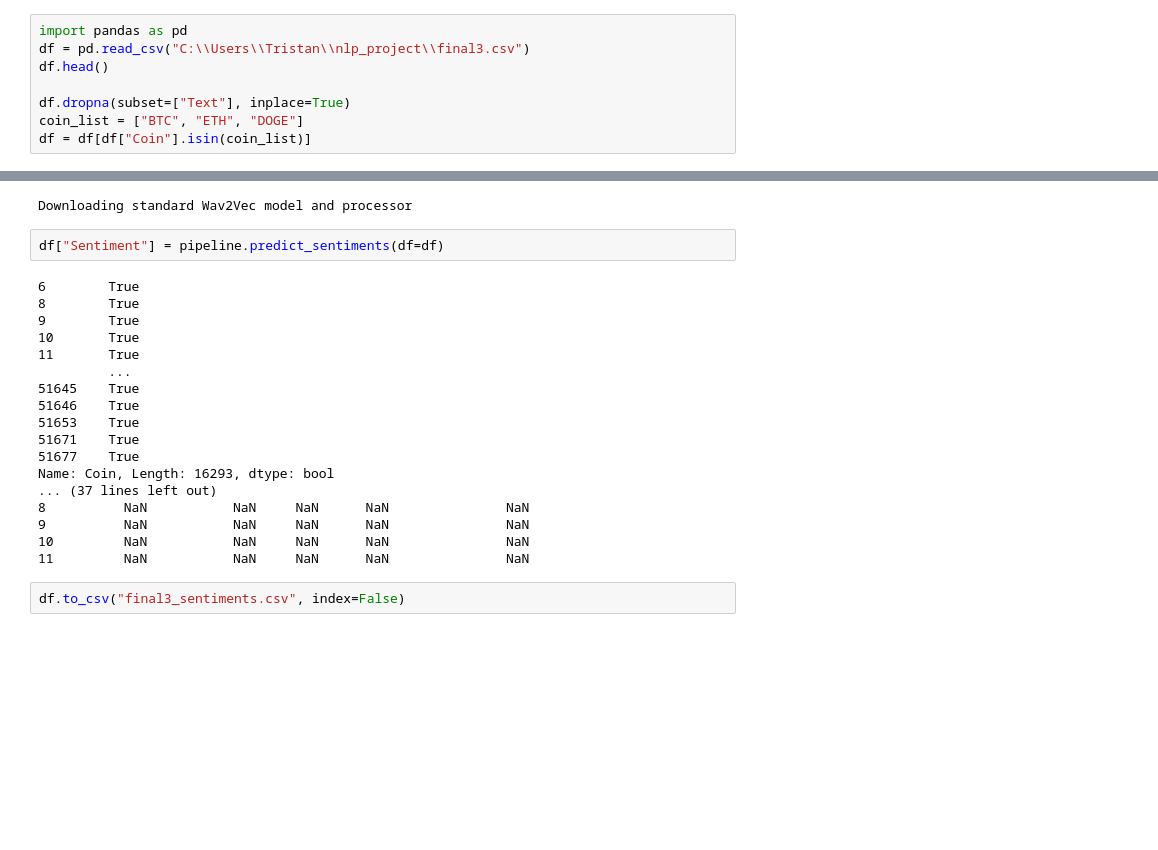
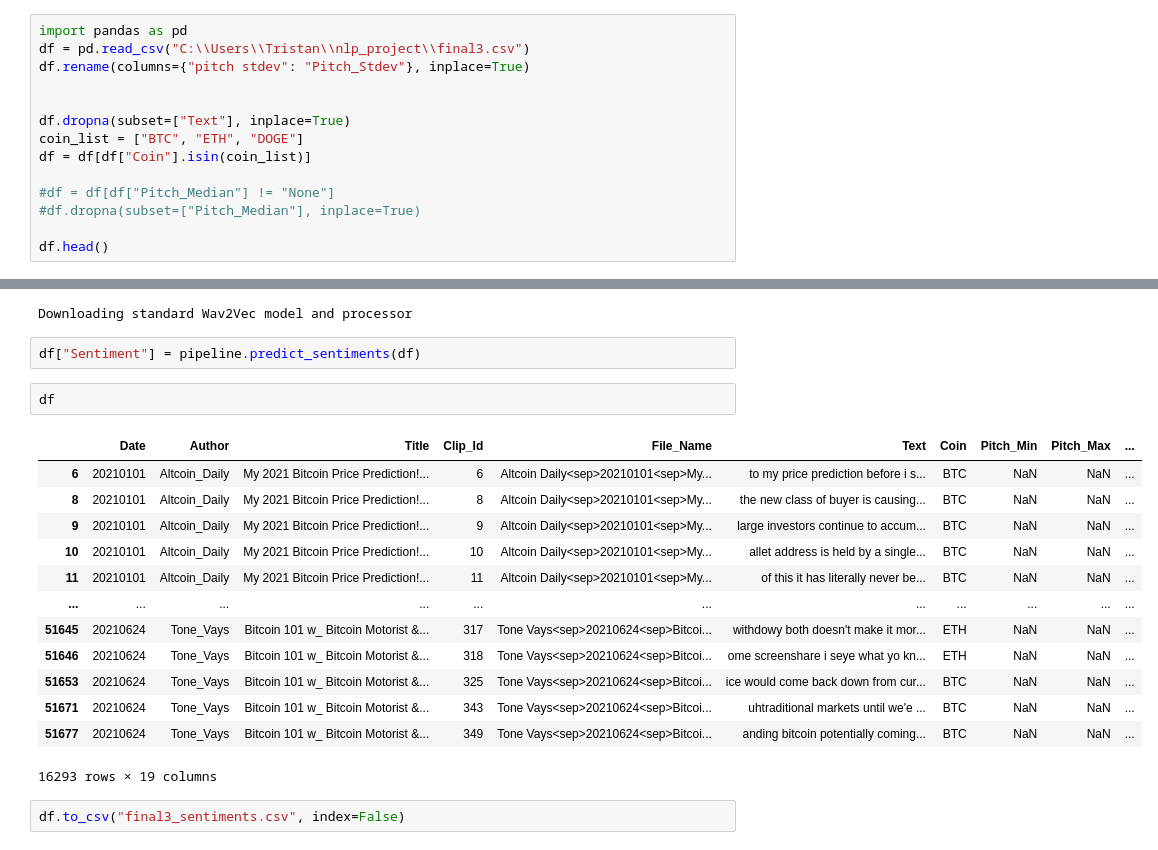
Before and after one commit to distractedm1nd/mar2moon, a Jupyter notebook: scripts/CryptoSentimentAnalysis.ipynb, the cells around one changed output, grey strips where cells are left out. Saved outputs shown, nothing was run; the diff lists cells and outputs as text; blank space fills up the shorter version.

Commit message:
get_sentiments method fix

```diff
--- a/scripts/CryptoSentimentAnalysis.ipynb
+++ b/scripts/CryptoSentimentAnalysis.ipynb
@@ -62,8 +88,14 @@ df
 # %%
 import pandas as pd
 df = pd.read_csv("C:\\Users\\Tristan\\nlp_project\\final3.csv")
-df.head()
+df.rename(columns={"pitch stdev": "Pitch_Stdev"}, inplace=True)
+
 
 df.dropna(subset=["Text"], inplace=True)
 coin_list = ["BTC", "ETH", "DOGE"]
 df = df[df["Coin"].isin(coin_list)]
+
+#df = df[df["Pitch_Median"] != "None"]
+#df.dropna(subset=["Pitch_Median"], inplace=True)
+
+df.head()
@@ -77,25 +116,23 @@ pipeline = SentimentAnalysisPipeline(audio_files_folder=audio_folder,
 # %% [output]
 Downloading standard Wav2Vec model and processor
 # %%
-df["Sentiment"] = pipeline.predict_sentiments(df=df)
+df["Sentiment"] = pipeline.predict_sentiments(df)
-# %% [output]
-6        True
-8        True
-9        True
-10       True
-11       True
-         ...
-51645    True
-51646    True
-51653    True
-51671    True
-51677    True
-Name: Coin, Length: 16293, dtype: bool
-... (37 lines left out)
-8          NaN           NaN     NaN      NaN               NaN
-9          NaN           NaN     NaN      NaN               NaN
-10         NaN           NaN     NaN      NaN               NaN
-11         NaN           NaN     NaN      NaN               NaN
+# %%
+df
+# %% [output]
+|  | Date | Author | Title | Clip_Id | File_Name | Text | Coin | Pitch_Min | Pitch_Max | ... |
+| 6 | 20210101 | Altcoin_Daily | My 2021 Bitcoin Price Prediction!... | 6 | Altcoin Daily<sep>20210101<sep>My... | to my price prediction before i s... | BTC | NaN | NaN | ... |
+| 8 | 20210101 | Altcoin_Daily | My 2021 Bitcoin Price Prediction!... | 8 | Altcoin Daily<sep>20210101<sep>My... | the new class of buyer is causing... | BTC | NaN | NaN | ... |
+| 9 | 20210101 | Altcoin_Daily | My 2021 Bitcoin Price Prediction!... | 9 | Altcoin Daily<sep>20210101<sep>My... | large investors continue to accum... | BTC | NaN | NaN | ... |
+| 10 | 20210101 | Altcoin_Daily | My 2021 Bitcoin Price Prediction!... | 10 | Altcoin Daily<sep>20210101<sep>My... | allet address is held by a single... | BTC | NaN | NaN | ... |
+| 11 | 20210101 | Altcoin_Daily | My 2021 Bitcoin Price Prediction!... | 11 | Altcoin Daily<sep>20210101<sep>My... | of this it has literally never be... | BTC | NaN | NaN | ... |
+| ... | ... | ... | ... | ... | ... | ... | ... | ... | ... | ... |
+| 51645 | 20210624 | Tone_Vays | Bitcoin 101 w_ Bitcoin Motorist &... | 317 | Tone Vays<sep>20210624<sep>Bitcoi... | withdowy both doesn't make it mor... | ETH | NaN | NaN | ... |
+| 51646 | 20210624 | Tone_Vays | Bitcoin 101 w_ Bitcoin Motorist &... | 318 | Tone Vays<sep>20210624<sep>Bitcoi... | ome screenshare i seye what yo kn... | ETH | NaN | NaN | ... |
+| 51653 | 20210624 | Tone_Vays | Bitcoin 101 w_ Bitcoin Motorist &... | 325 | Tone Vays<sep>20210624<sep>Bitcoi... | ice would come back down from cur... | BTC | NaN | NaN | ... |
+| 51671 | 20210624 | Tone_Vays | Bitcoin 101 w_ Bitcoin Motorist &... | 343 | Tone Vays<sep>20210624<sep>Bitcoi... | uhtraditional markets until we'e ... | BTC | NaN | NaN | ... |
+| 51677 | 20210624 | Tone_Vays | Bitcoin 101 w_ Bitcoin Motorist &... | 349 | Tone Vays<sep>20210624<sep>Bitcoi... | anding bitcoin potentially coming... | BTC | NaN | NaN | ... |
+16293 rows × 19 columns
 # %%
 df.to_csv("final3_sentiments.csv", index=False)
 # %%
```
Also changed, not shown: parts of 5 cells of this notebook, 1 other file.
